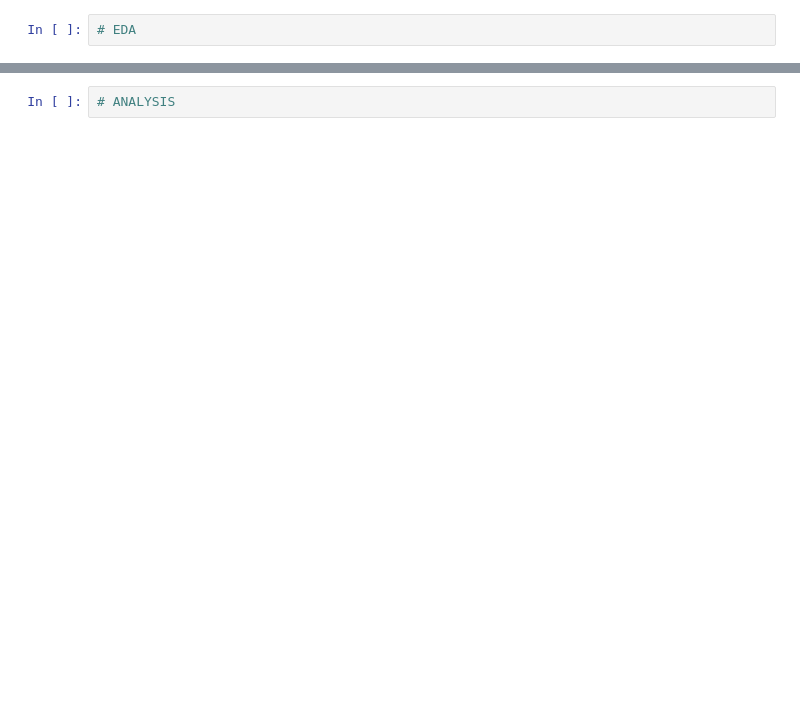
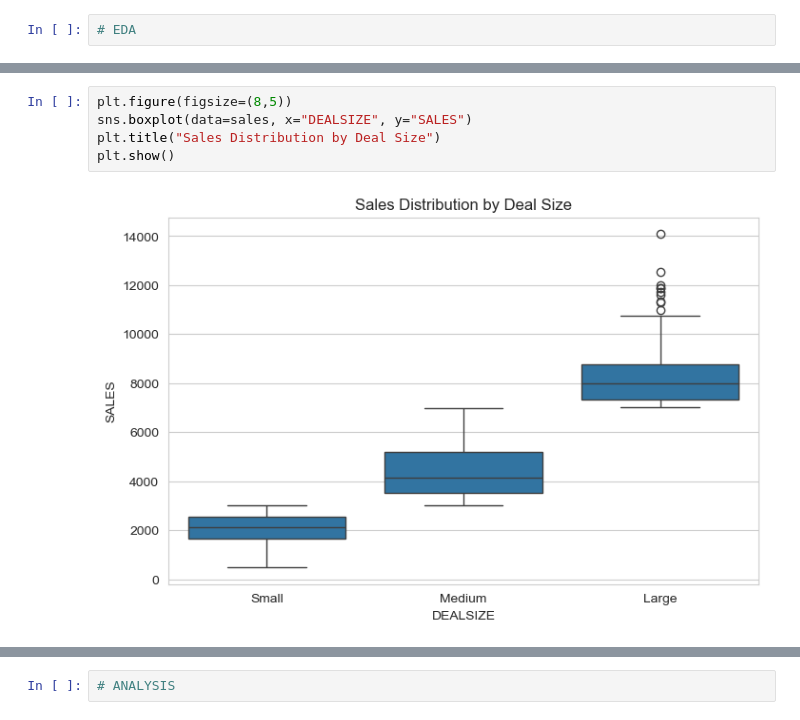
Before and after one commit to Austin-Rodrigues/Sales-Analysis-and-Customer-Segmentation, a Jupyter notebook: sales_analysis.ipynb, the cells around one changed output, grey strips where cells are left out. Drawn from its saved outputs; the diff is of its cells as text; blank space fills up the shorter version.

```diff
--- a/sales_analysis.ipynb
+++ b/sales_analysis.ipynb
@@ -160,0 +211,7 @@ sales.head(10)
+# %%
+plt.figure(figsize=(8,5))
+sns.boxplot(data=sales, x="DEALSIZE", y="SALES")
+plt.title("Sales Distribution by Deal Size")
+plt.show()
+# %% [output]
+[figure, added]
```
Also changed, not shown: parts of 18 cells of this notebook, 7 other files.
